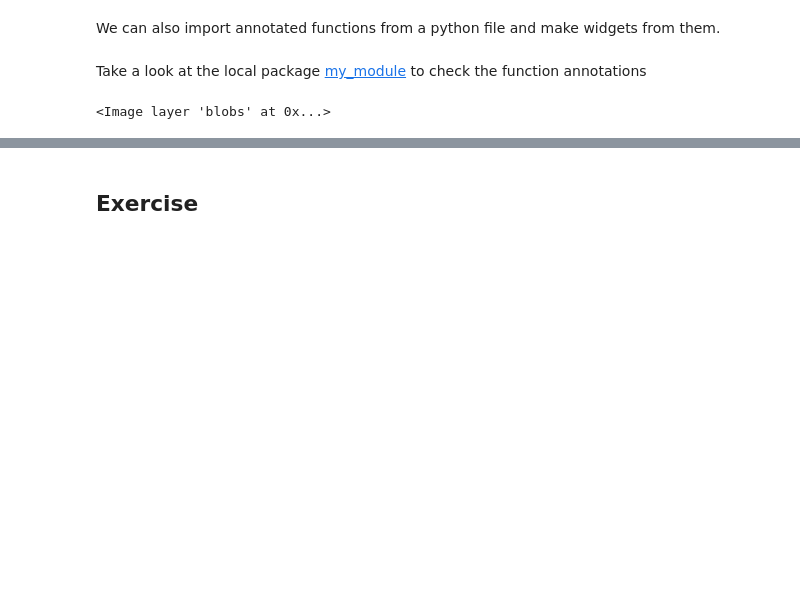
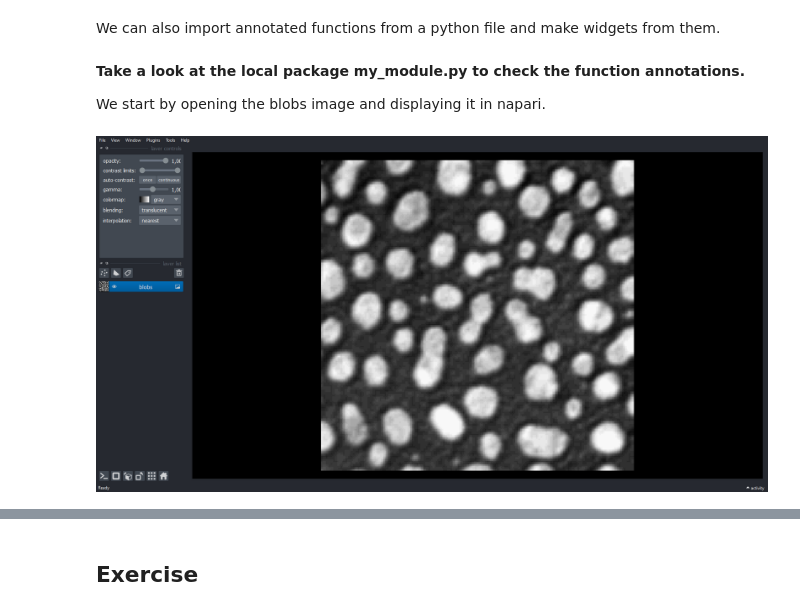
Before and after one commit to BiAPoL/Quantitative_Bio_Image_Analysis_with_Python_2022, a Jupyter notebook: docs/day4c_crafting_napari_plugins/02_creating_widgets_from_functions_part2.ipynb, the cells around one changed output, grey strips where cells are left out. Drawn from its saved outputs; the diff is of its cells as text; code cells hidden in the pictures; blank space fills up the shorter version.

```diff
--- a/docs/day4c_crafting_napari_plugins/02_creating_widgets_from_functions_part2.ipynb
+++ b/docs/day4c_crafting_napari_plugins/02_creating_widgets_from_functions_part2.ipynb
@@ -17,8 +18,11 @@ from my_module import preprocess_image, segment_image, subtract_bg_and_denoise,
 # %% [markdown]
-Take a look at the local package [my_module]('my_module.py') to check the function annotations
+**Take a look at the local package my_module.py to check the function annotations.**
+
+We start by opening the blobs image and displaying it in napari.
 # %%
-image = imread("../../data/blobs.tif")
-viewer = napari.Viewer()
-viewer.add_image(image, name = 'blobs')
+image = imread("../../data/blobs.tif") # Read image
+viewer = napari.Viewer() # Open napari Viewer
+viewer.add_image(image, name = 'blobs') # Add image layer to napari
+nbscreenshot(viewer) # Make a screenshot of napari
 # %% [output]
-<Image layer 'blobs' at 0x...>
+[figure, added]
```
Also changed, not shown: parts of 25 cells of this notebook, 1 other file.
